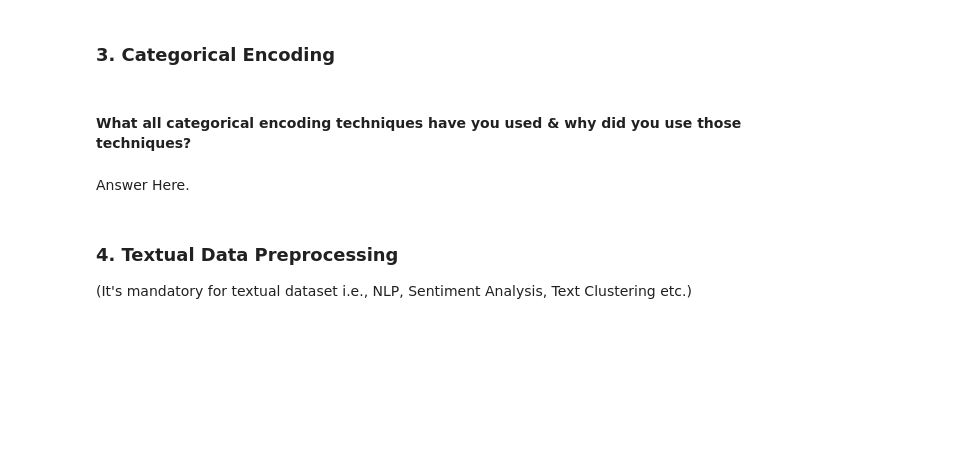
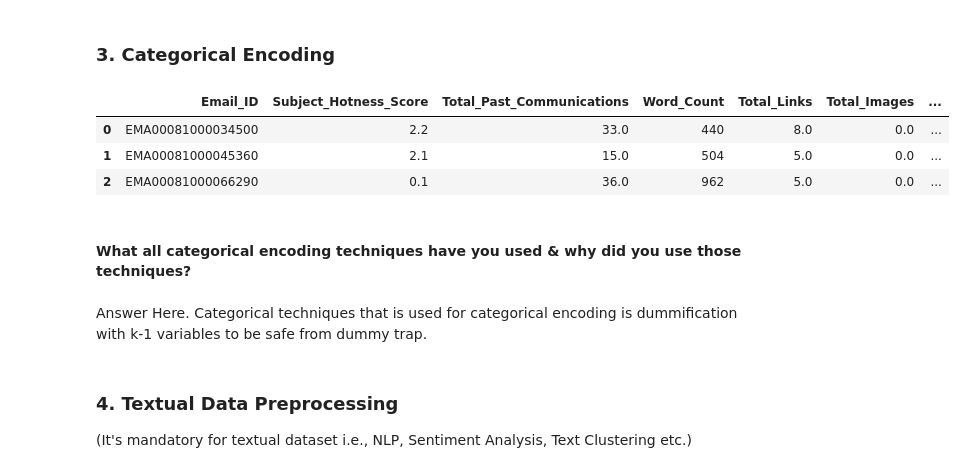
Before and after one commit to Faheemfemu/Email-Campaign-Effectiveness-Prediction-classification, a Jupyter notebook: Email_Campaign_Effectiveness_Prediction_faheem.ipynb, the cells around one changed output. Saved outputs shown, nothing was run; the diff lists cells and outputs as text; code cells hidden in the pictures; blank space fills up the shorter version.

```diff
--- a/Email_Campaign_Effectiveness_Prediction_faheem.ipynb
+++ b/Email_Campaign_Effectiveness_Prediction_faheem.ipynb
@@ -1163,7 +1296,23 @@ Answer Here.
+# %%
+# Encode your categorical columns
+categorical=['Email_Type',
+ 'Email_Source_Type',
+ 'Email_Campaign_Type',
+ 'Time_Email_sent_Category']
+
+email_data = pd.get_dummies(email_data,columns=categorical,drop_first=True)
+
+email_data.head(3)
+# %% [output]
+|  | Email_ID | Subject_Hotness_Score | Total_Past_Communications | Word_Count | Total_Links | Total_Images | ... |
+| 0 | EMA00081000034500 | 2.2 | 33.0 | 440 | 8.0 | 0.0 | ... |
+| 1 | EMA00081000045360 | 2.1 | 15.0 | 504 | 5.0 | 0.0 | ... |
+| 2 | EMA00081000066290 | 0.1 | 36.0 | 962 | 5.0 | 0.0 | ... |
 # %% [markdown]
 #### What all categorical encoding techniques have you used & why did you use those techniques?
-# %% [markdown]
-Answer Here.
+# %% [markdown]
+Answer Here.
+Categorical techniques that is used for categorical encoding is dummification with k-1 variables to be safe from dummy trap.
 # %% [markdown]
 ### 4. Textual Data Preprocessing
 (It's mandatory for textual dataset i.e., NLP, Sentiment Analysis, Text Clustering etc.)
```
Also changed, not shown: parts of 44 cells of this notebook.
